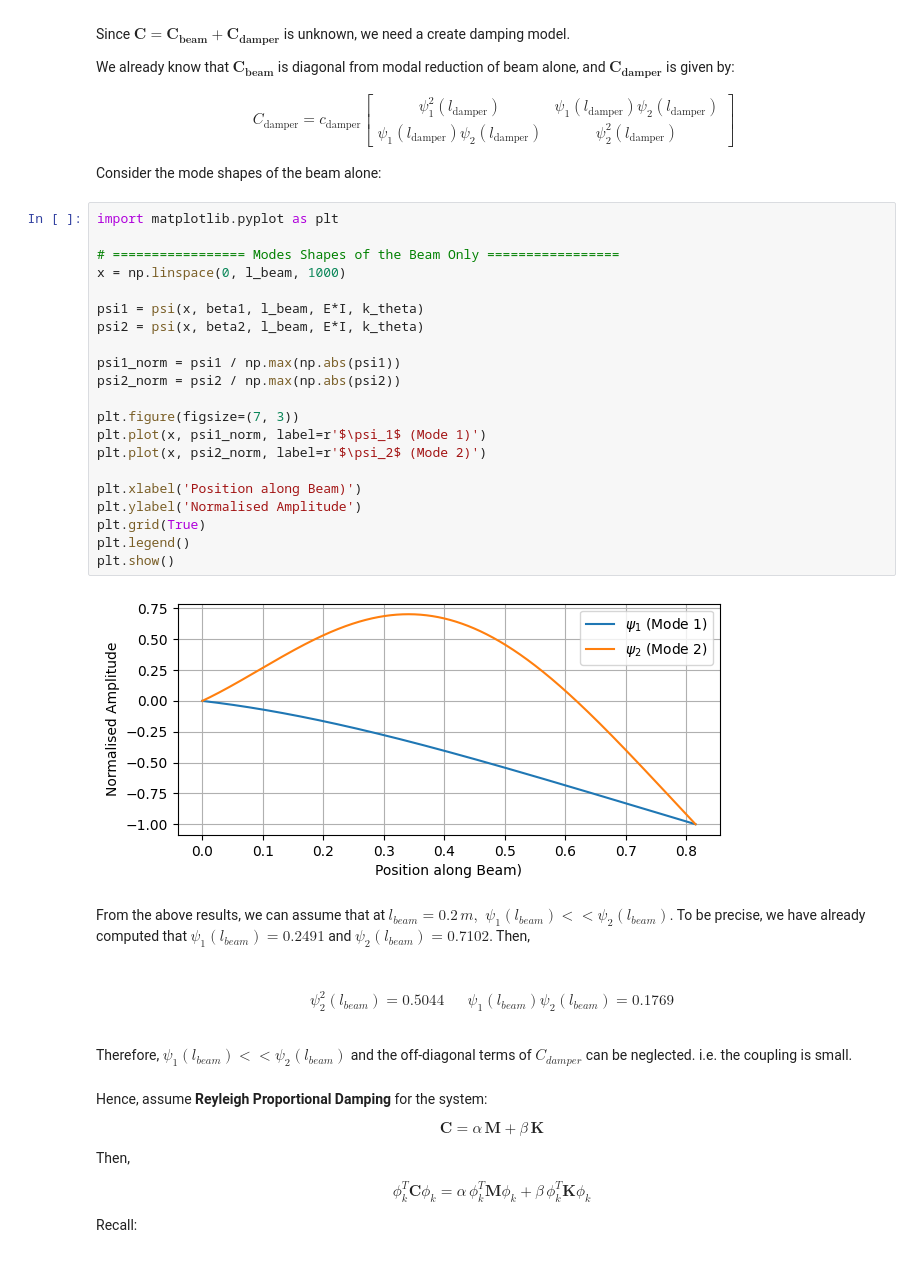
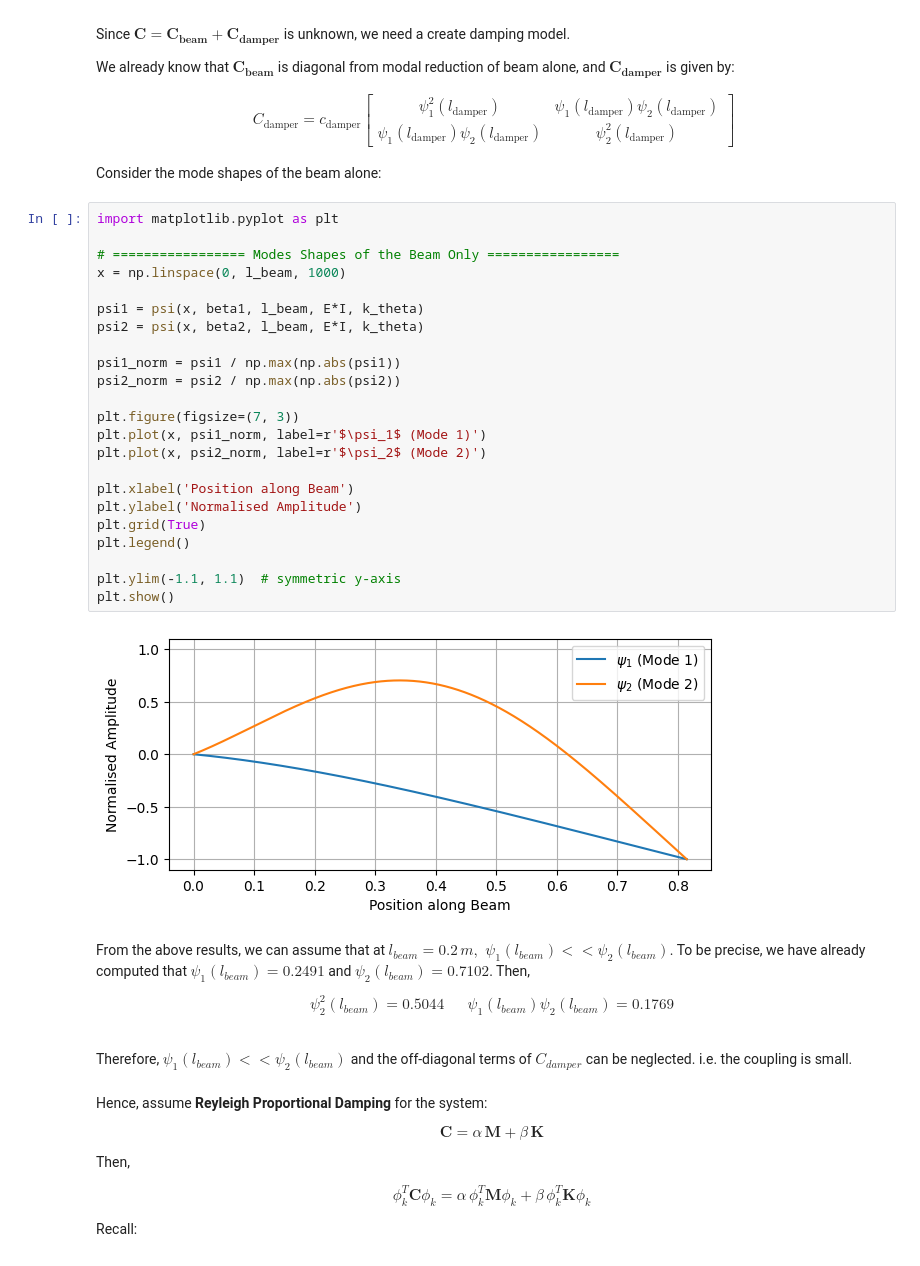
Before and after one commit to chamudithamk/ME422-B2-Lab-Group, a Jupyter notebook: Vibration/E20_198_Vibration.ipynb, the cells around one changed output. Saved outputs shown, nothing was run; the diff lists cells and outputs as text.

```diff
--- a/Vibration/E20_198_Vibration.ipynb
+++ b/Vibration/E20_198_Vibration.ipynb
@@ -670,30 +670,30 @@ Consider the mode shapes of the beam alone:
 # %%
 import matplotlib.pyplot as plt
 
 # ================= Modes Shapes of the Beam Only =================
 x = np.linspace(0, l_beam, 1000)
 
 psi1 = psi(x, beta1, l_beam, E*I, k_theta)
 psi2 = psi(x, beta2, l_beam, E*I, k_theta)
 
 psi1_norm = psi1 / np.max(np.abs(psi1))
 psi2_norm = psi2 / np.max(np.abs(psi2))
 
 plt.figure(figsize=(7, 3))
 plt.plot(x, psi1_norm, label=r'$\psi_1$ (Mode 1)')
 plt.plot(x, psi2_norm, label=r'$\psi_2$ (Mode 2)')
 
-plt.xlabel('Position along Beam)')
+plt.xlabel('Position along Beam')
 plt.ylabel('Normalised Amplitude')
 plt.grid(True)
 plt.legend()
+
+plt.ylim(-1.1, 1.1)  # symmetric y-axis
 plt.show()
 # %% [output]
-[figure, old version]
+[figure, new version]
 # %% [markdown]
 From the above results, we can assume that at $l_{beam} = 0.2\,m,\,\, \psi_1(l_{beam}) << \psi_2(l_{beam})$. To be precise, we have already computed that $\psi_1(l_{beam}) = 0.2491$ and $\psi_2(l_{beam}) = 0.7102$. Then,
-
-<br>
 
 $$
 \psi_2^2(l_{beam}) = 0.5044 \:\:\:\:\:\:\: \psi_1(l_{beam})\psi_2(l_{beam}) = 0.1769
```
